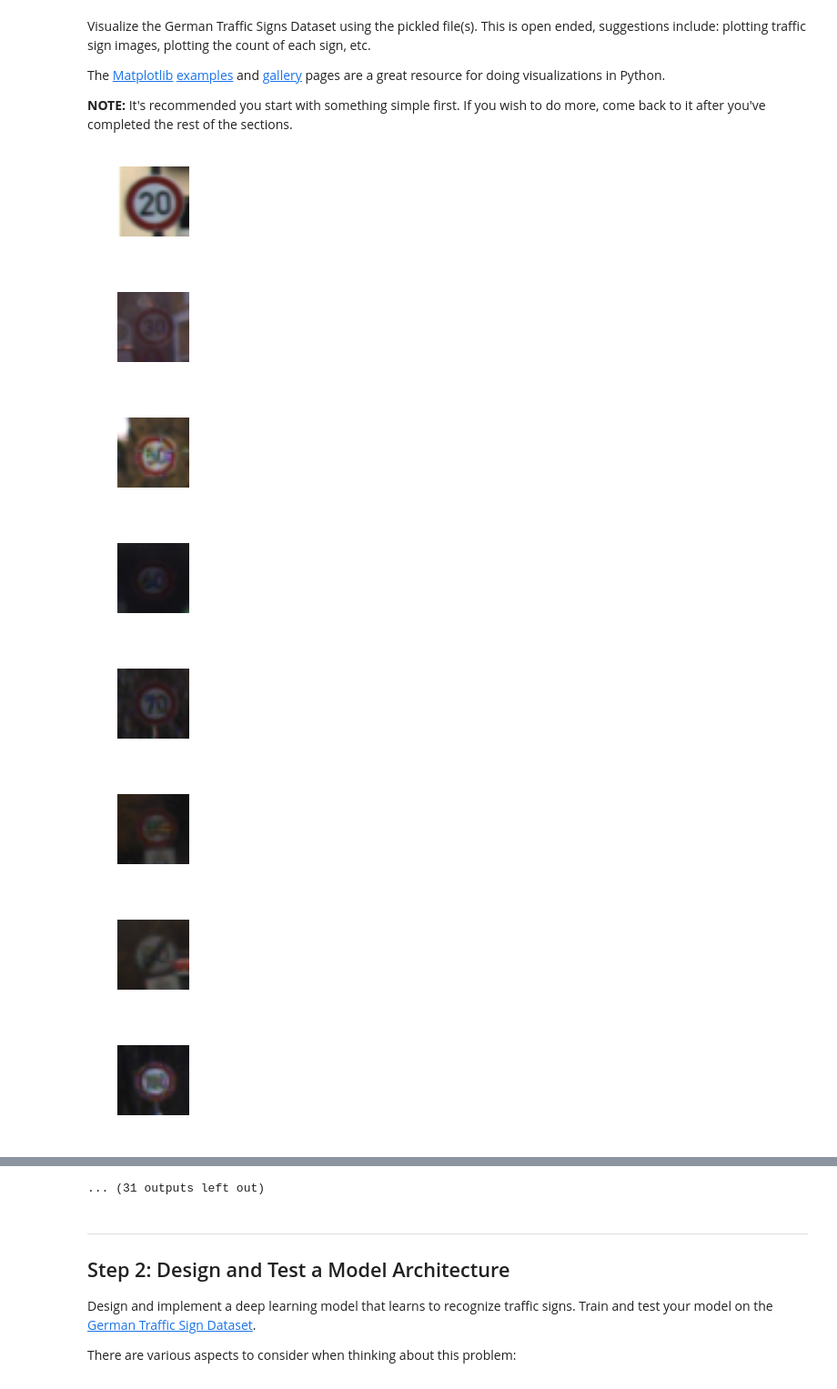
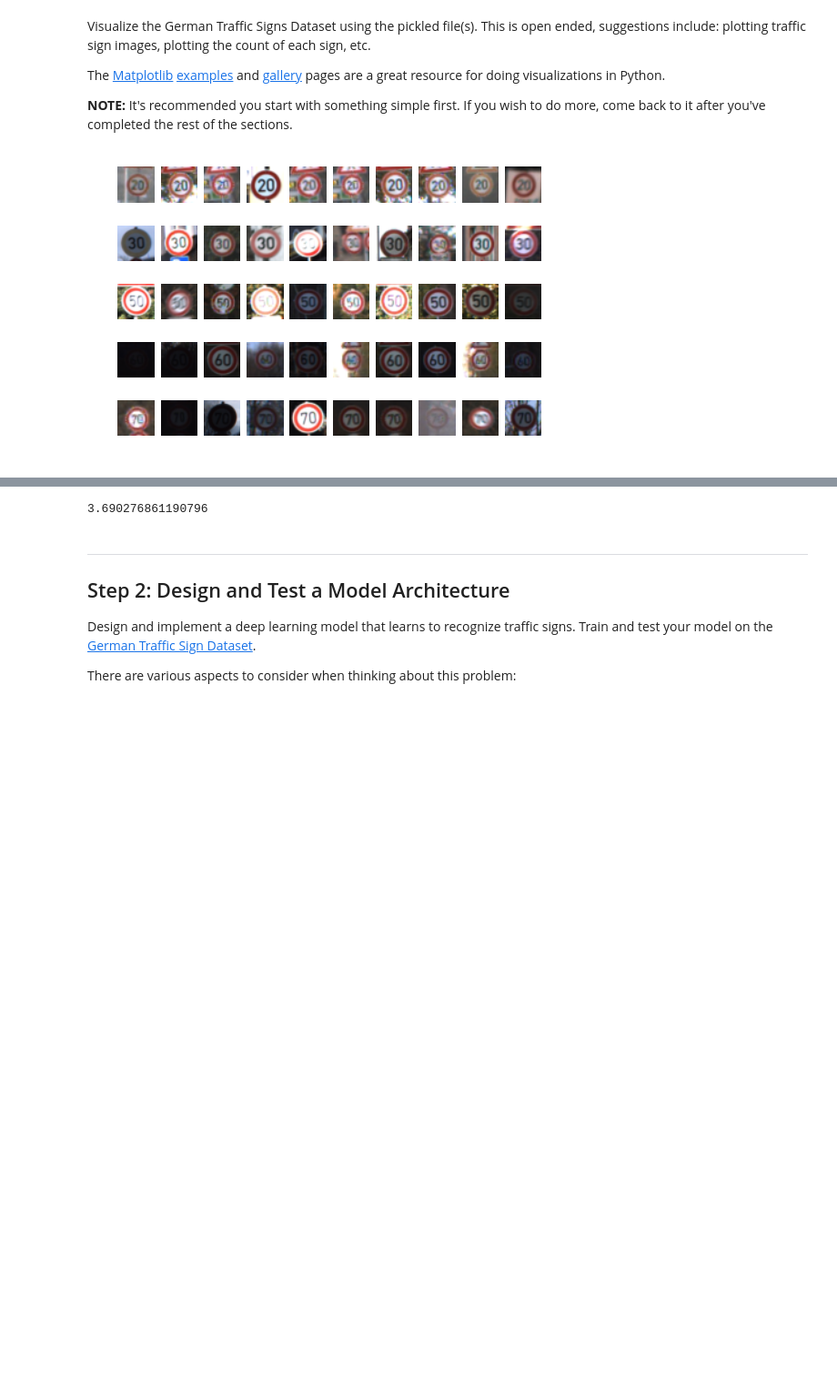
Before and after one commit to PuchatekwSzortach/CarND-Traffic-Sign-Classifier-Project, a Jupyter notebook: Traffic_Sign_Classifier.ipynb, the cells around one changed output, grey strips where cells are left out. Shown: that part at 91% size. Saved outputs shown, nothing was run; the diff lists cells and outputs as text; code cells hidden in the pictures; blank space fills up the shorter version.

Commit message:
Got a somewhat better samples plotting going on

```diff
--- a/Traffic_Sign_Classifier.ipynb
+++ b/Traffic_Sign_Classifier.ipynb
@@ -90,30 +90,59 @@ The [Matplotlib](http://matplotlib.org/) [examples](http://matplotlib.org/exampl
 # %%
 ### Data exploration visualization code goes here.
 ### Feel free to use as many code cells as needed.
 import matplotlib.pyplot as plt
+import random
 # Visualizations will be shown in the notebook.
 %matplotlib inline
 
-signs_images = []
+signs_images_samples = {}
 
-for label_index in range(n_classes):
+small_classes = 5
+samples_per_class = 10
 
-    index = np.where(y_train == label_index)[0][0]
-    signs_images.append(X_train[index])
+# Select 10 samples from each category
+for label_index in range(small_classes):
 
-for index, image in enumerate(signs_images):
+    indices = np.where(y_train == label_index)[0]
+    random.shuffle(indices)
+    signs_images_samples[label_index] = X_train[indices[:samples_per_class]]
 
-    figure = plt.figure(index, figsize=(1, 1))
-    plt.imshow(image)
-    plt.axis('off')
+import time
+
+start = time.time()
+
+# figure = plt.figure(figsize=(50, 50))
+figure, subplots = plt.subplots(nrows=small_classes, ncols=samples_per_class)
+
+for class_index, class_subplot in enumerate(subplots):
+
+    samples = signs_images_samples[class_index]
+
+    for sample, sample_subplot in zip(samples, class_subplot):
+
+        sample_subplot.imshow(sample)
+        sample_subplot.axis('off')
 
 plt.show()
+print(time.time() - start)
+
+
+
+# for label_index in range(small_classes):
+
+
+#     samples = signs_images_samples[label_index]
+
+#     for index, sample in enumerate(samples):
+
+#         figure.add_subplot(1, n_classes, index + 1)
+#         plt.axis('off')
+#         plt.imshow(sample)
+
+#     plt.title(str(label_index))
+
+
+# plt.show()
+# print(time.time() - start)
 # %% [output]
-[figure, old version]
+[figure, new version]
-[figure, removed]
-[figure, removed]
-[figure, removed]
-[figure, removed]
-[figure, removed]
-[figure, removed]
-[figure, removed]
@@ -124,4 +149,4 @@ plt.show()
-... (31 outputs left out)
+3.690276861190796
 # %% [markdown]
 ----
 
```
Also changed, not shown: parts of 1 cell of this notebook.
